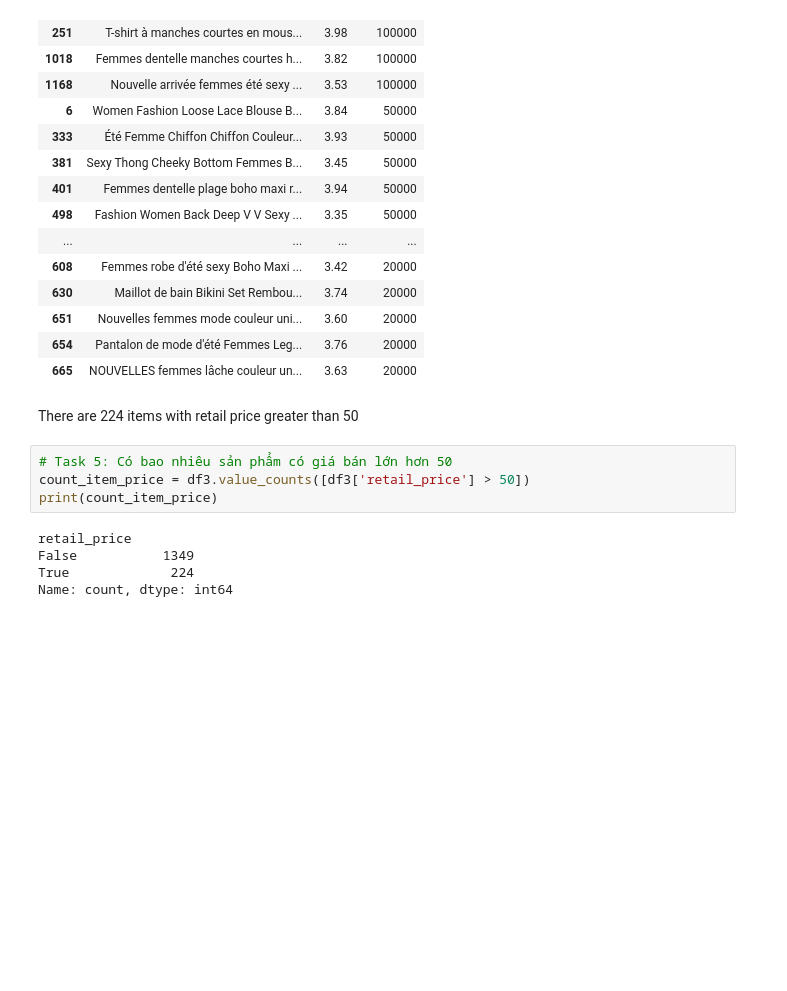
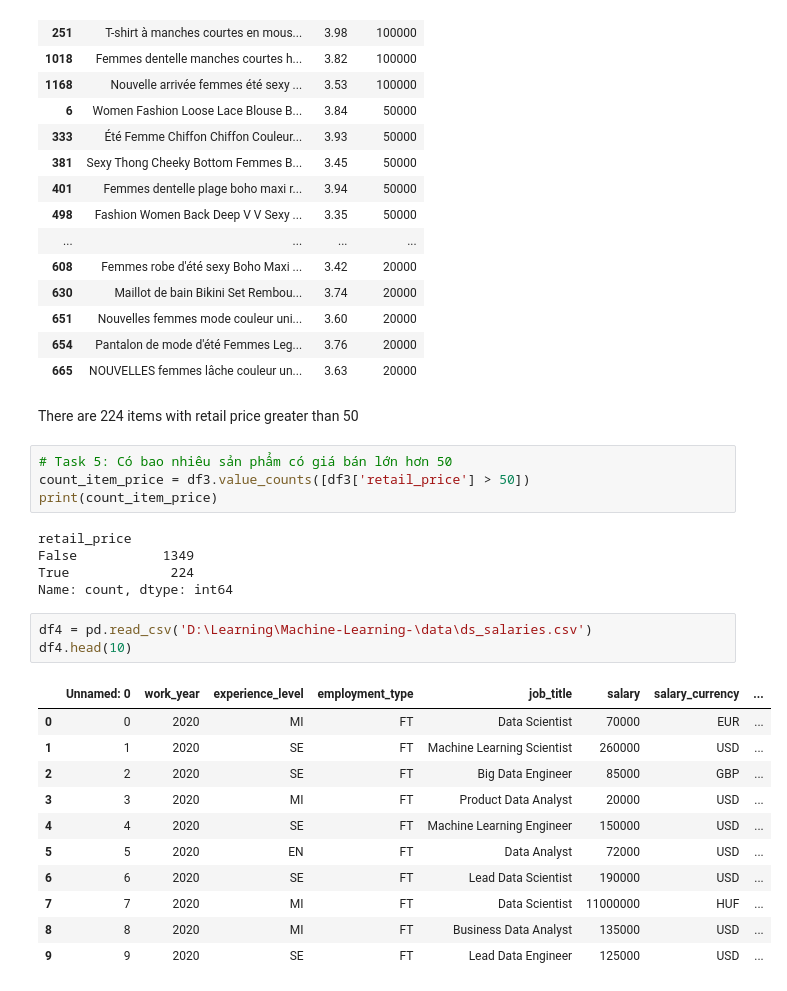
Before and after one commit to vyxkhang/Machine-Learning-, a Jupyter notebook: src/Week5/week5.ipynb, the cells around one changed output. Saved outputs shown, nothing was run; the diff lists cells and outputs as text; blank space fills up the shorter version.

```diff
--- a/src/Week5/week5.ipynb
+++ b/src/Week5/week5.ipynb
@@ -326,3 +326,18 @@ retail_price
 False           1349
 True             224
 Name: count, dtype: int64
+# %%
+df4 = pd.read_csv('D:\Learning\Machine-Learning-\data\ds_salaries.csv')
+df4.head(10)
+# %% [output]
+|  | Unnamed: 0 | work_year | experience_level | employment_type | job_title | salary | salary_currency | ... |
+| 0 | 0 | 2020 | MI | FT | Data Scientist | 70000 | EUR | ... |
+| 1 | 1 | 2020 | SE | FT | Machine Learning Scientist | 260000 | USD | ... |
+| 2 | 2 | 2020 | SE | FT | Big Data Engineer | 85000 | GBP | ... |
+| 3 | 3 | 2020 | MI | FT | Product Data Analyst | 20000 | USD | ... |
+| 4 | 4 | 2020 | SE | FT | Machine Learning Engineer | 150000 | USD | ... |
+| 5 | 5 | 2020 | EN | FT | Data Analyst | 72000 | USD | ... |
+| 6 | 6 | 2020 | SE | FT | Lead Data Scientist | 190000 | USD | ... |
+| 7 | 7 | 2020 | MI | FT | Data Scientist | 11000000 | HUF | ... |
+| 8 | 8 | 2020 | MI | FT | Business Data Analyst | 135000 | USD | ... |
+| 9 | 9 | 2020 | SE | FT | Lead Data Engineer | 125000 | USD | ... |
```
Also changed, not shown: parts of 12 cells of this notebook.
